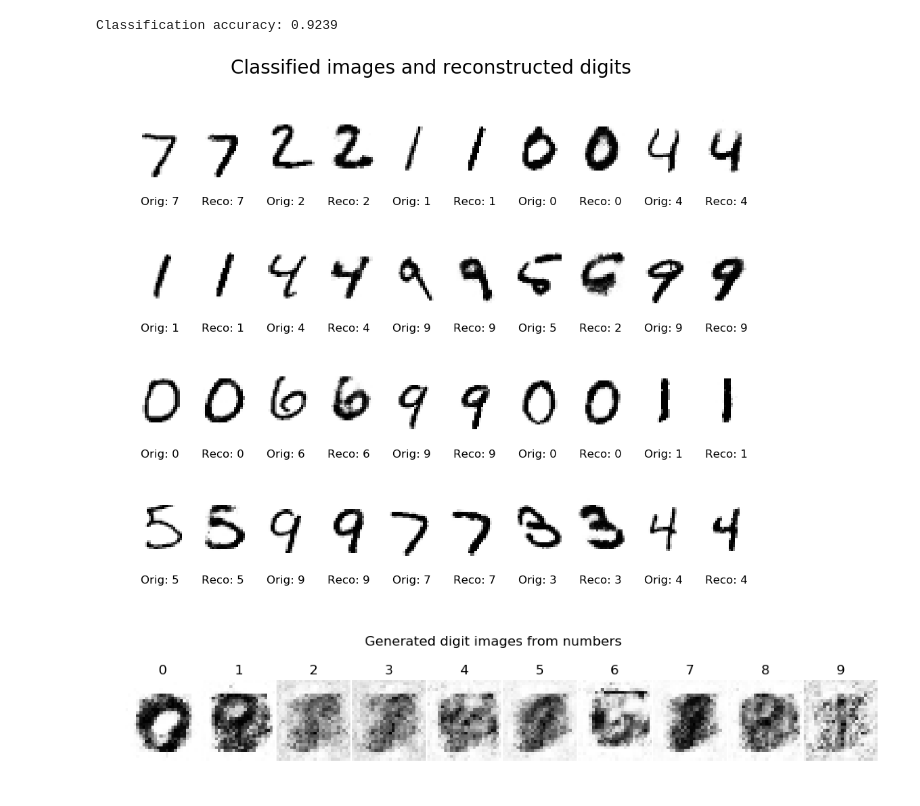
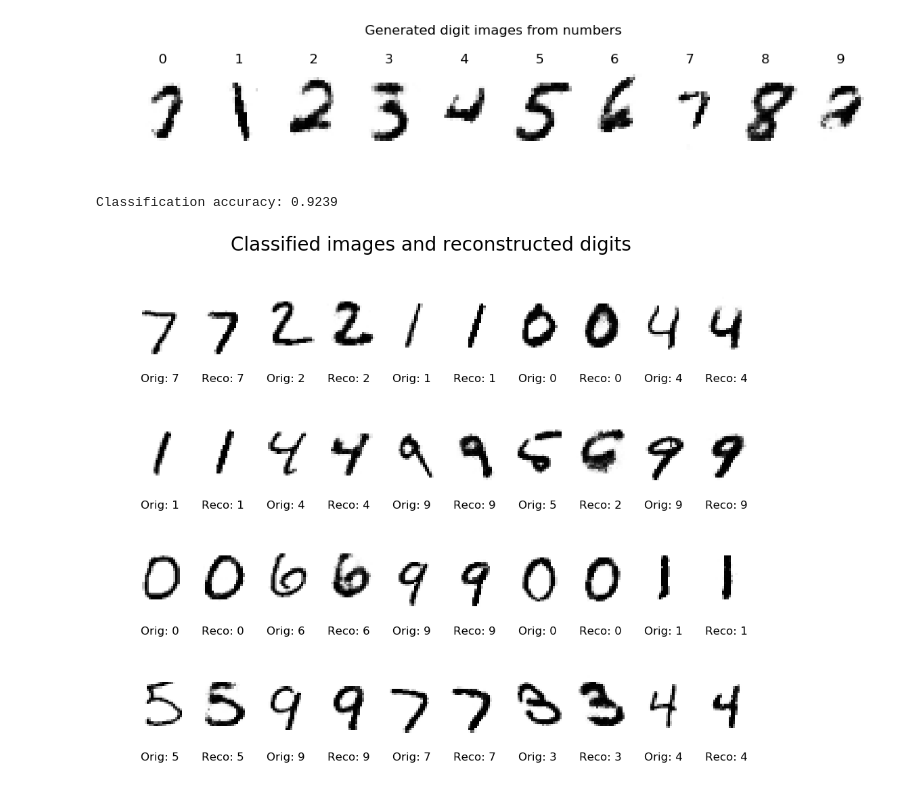
Before and after one commit to 2015xli/DBN, a Jupyter notebook: DBN_Classification.ipynb, the cells around one changed output. Drawn from its saved outputs; the diff is of its cells as text; code cells hidden in the pictures.

Commit message:
check in models

```diff
--- a/DBN_Classification.ipynb
+++ b/DBN_Classification.ipynb
@@ -126,6 +136,33 @@ class MNIST_DBN_CLASSIFY(MNIST_RBM_CLASSIFY):
         self.test_input = MnistInput("test", folder)
         self.net = DBN_Classification(n_x, layers, n_k, n_d, mean_field=mean_field)
         return
+# %%
+%run "DBN.ipynb"
+%run "RBM_Classification.ipynb"
+
+mnist_dbn = None
+if __name__ == "__main__" and '__file__' not in globals():
+    np.seterr(all='raise')
+    plt.close('all')
+
+    v = (28,28); h1 = (20,25); h2 = (20,25); h3 = (2000,1)
+
+    layers = [
+        (mult(h1), "trained_models/mnist.dbn_classify.layer3-1.epochs100.784x500"), # (dimension, "model_file") of hidden layer 1
+#        (mult(h1), None),  # (dimension, "model_file") of 2nd layer
+        (mult(h2), "trained_models/mnist.dbn_classify.layer3-2.epochs100.500x500"), # (dimension, "model_file") of hidden layer 2
+#        (mult(h2), None),  # (dimension, "model_file") of 2nd layer
+        (mult(h3), "trained_models/mnist.dbn_classify.layer3-3.epochs100.(500+10)x2000")  # (dimension, "model_file") of top layer
+#        (mult(h3), None)  # (dimension, "model_file") of top layer
+    ]
+
+    mnist_dbn = MNIST_DBN_CLASSIFY(mult(v), layers, mean_field=True, folder="../convolution-network")
+    mnist_dbn.train(train_size=-1, n_epoch=100, batch_size=10)
+    #mnist_dbn.net.show_features([v, v, v], "MNIST %d-layer DBN_Classification" %(len(layers)), 56)
+    mnist_dbn.generate(k_gibbs=60, init_w=3, w=3)  #hp = np.full(n_x, 0.15)
+    #mnist_dbn.classify()
+# %% [output]
+[figure, added]
 # %%
 %run "DBN.ipynb"
 %run "RBM_Classification.ipynb"
@@ -148,10 +185,9 @@ if __name__ == "__main__" and '__file__' not in globals():
 
     mnist_dbn = MNIST_DBN_CLASSIFY(mult(v), layers, mean_field=True, folder="../convolution-network")
     mnist_dbn.train(train_size=-1, n_epoch=100, batch_size=10)
-    mnist_dbn.net.show_features([v], 56)
+    #mnist_dbn.net.show_features([v, v, v], "MNIST %d-layer DBN_Classification" %(len(layers)), 56)
+    #mnist_dbn.generate(k_gibbs=60, init_w=8, w=8)  #hp = np.full(n_x, 0.15)
     mnist_dbn.classify()
-    mnist_dbn.generate(k_gibbs=1, init_w=27, w=1)
 # %% [output]
 Classification accuracy: 0.9239
 [figure]
-[figure, removed]
```
Also changed, not shown: parts of 1 cell of this notebook, 7 other files.
